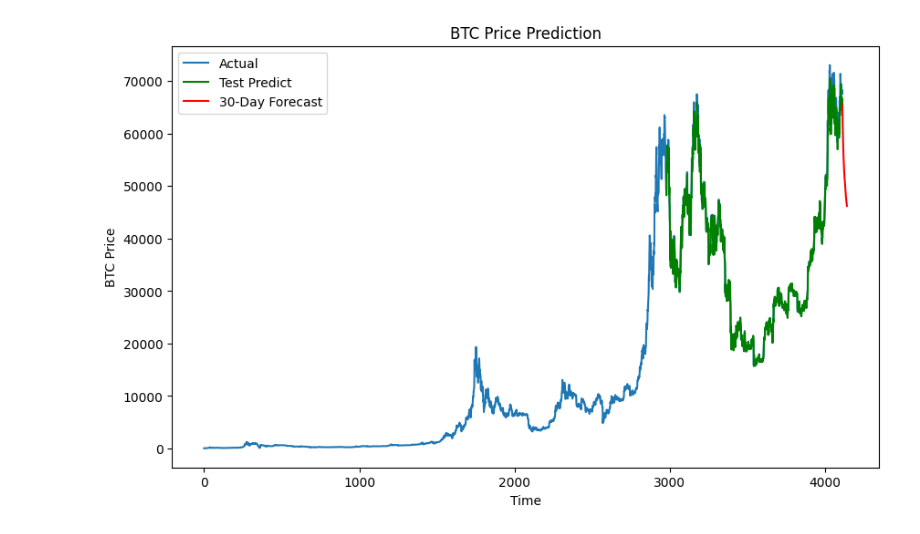
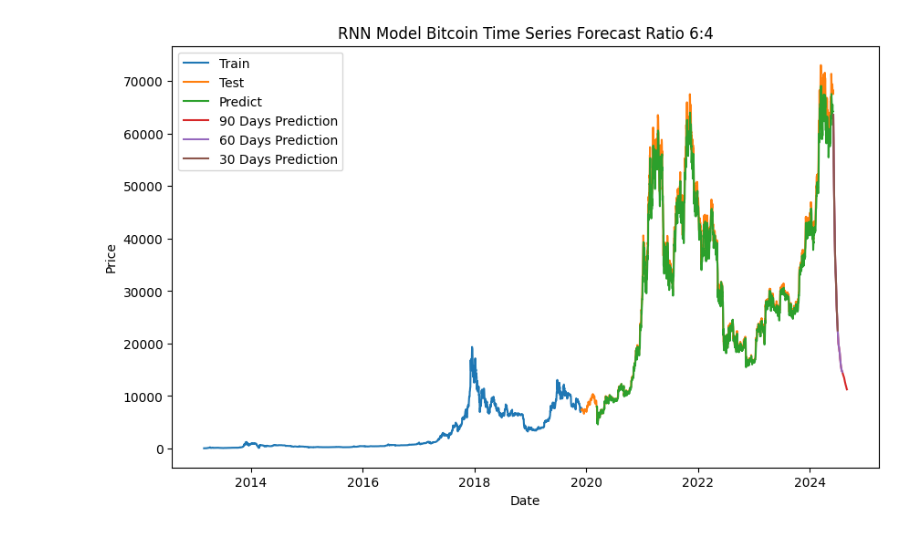
Before and after one commit to Annatruc/IS403_O22_HTCL_3, a Jupyter notebook: Models/Team3_RNN.ipynb, the cells around one changed output. Cells and saved outputs as stored; diff of their text form; code cells hidden in the pictures.

```diff
--- a/Models/Team3_RNN.ipynb
+++ b/Models/Team3_RNN.ipynb
@@ -35,6 +29,6 @@ df.describe()
 # %%
 df_reversed = df.iloc[::-1].reset_index(drop=True)
 df['Date'] = pd.to_datetime(df_reversed['Date'])
+data = df
 df1 = df_reversed['Price']
 df1 = df1.str.replace(',', '').astype(float)
-df1
@@ -149,32 +131,0 @@ forecast_output = scaler.inverse_transform(lst_output)
-# %%
-# Plot Results with Train and Test Predictions
-
-plt.figure(figsize=(10, 6))
-
-# Plot entire dataset
-plt.plot(scaler.inverse_transform(df1), label='Actual')
-
-# Plot training predictions
-train_predict_plot = np.empty_like(df1)
-train_predict_plot[:, :] = np.nan
-train_predict_plot[time_step:len(train_predict) + time_step, :] = train_predict
-
-# Plot test predictions
-test_predict_plot = np.empty_like(df1)
-test_predict_plot[:, :] = np.nan
-test_predict_plot[len(train_predict) + (time_step * 2) + 1:len(df1) - 1, :] = test_predict
-plt.plot(test_predict_plot, label='Test Predict', color='green')
-
-# Plot 30-day forecast
-forecast_days = 30
-forecast_output = scaler.inverse_transform(lst_output)
-plt.plot(np.arange(len(df1), len(df1) + forecast_days), forecast_output, label='30-Day Forecast', color='red')
-
-# Adding legends and labels
-plt.title('BTC Price Prediction')
-plt.xlabel('Time')
-plt.ylabel('BTC Price')
-plt.legend()
-plt.show()
-# %% [output]
-[figure, removed]
@@ -181,3 +182,43 @@ plt.show()
+# %%
+# Plot Results with Train and Test Predictions
+
+plt.figure(figsize=(10, 6))
+dates = pd.to_datetime(data['Date'])
+
+train_data_index = dates[:train_size]
+plt.plot(train_data_index, scaler.inverse_transform(train_data), label='Train')
+
+test_data_index = dates[train_size:]
+plt.plot(dates[train_size:], scaler.inverse_transform(test_data), label='Test')
+
+# Plot test predictions
+test_predict_plot = np.empty_like(df1)
+test_predict_plot[:, :] = np.nan
+test_predict_plot[len(train_predict) + (time_step * 2) + 1:len(df1) - 1, :] = test_predict
+plt.plot(dates, test_predict_plot, label='Predict')
+
+last_date = dates.iloc[-1]
+
+# Plot next 90-days future
+future_dates_90 = pd.date_range(start=last_date + pd.Timedelta(days=1), periods=90)
+plt.plot(future_dates_90, forecast_90_output, label='90 Days Prediction')
+
+# Plot next 60-days future
+future_dates_60 = pd.date_range(start=last_date + pd.Timedelta(days=1), periods=60)
+plt.plot(future_dates_60, forecast_60_output, label='60 Days Prediction')
+
+# Plot next 30-days future
+future_dates_30 = pd.date_range(start=last_date + pd.Timedelta(days=1), periods=30)
+plt.plot(future_dates_30, forecast_30_output, label='30 Days Prediction')
+
+# Adding legends and labels
+plt.title('RNN Model Bitcoin Time Series Forecast Ratio 6:4')
+plt.xlabel('Date')
+plt.ylabel('Price')
+plt.legend()
+plt.show()
+# %% [output]
+[figure, added]
 # %%
 from sklearn.metrics import mean_squared_error, mean_absolute_error
 
```
Also changed, not shown: parts of 153 cells of this notebook, 1 other file.
